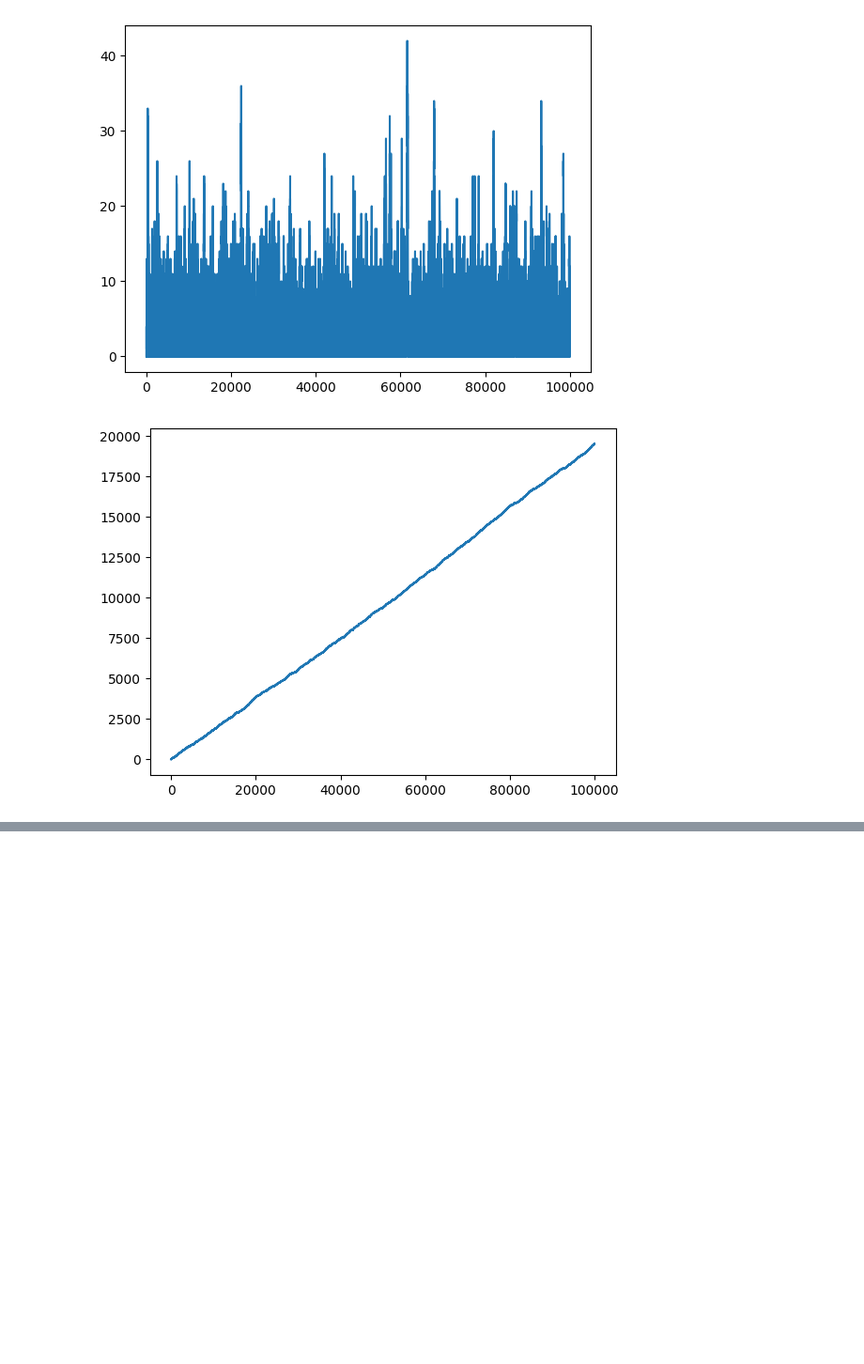
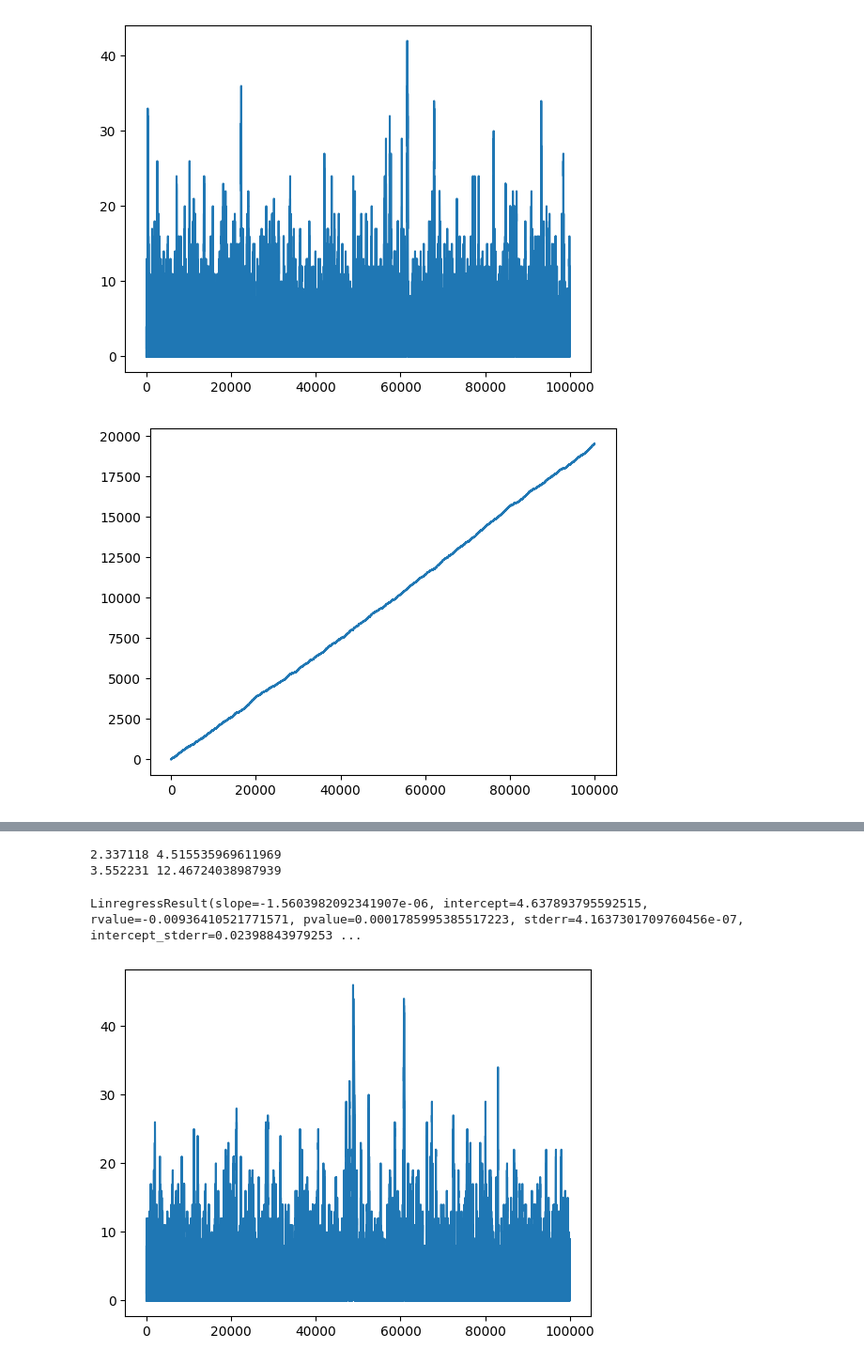
Before and after one commit to Jair-RM/Simulacion-I-Figols, a Jupyter notebook: Ejercicio_15_Oct_(Lineas_de_espera).ipynb, the cells around one changed output, grey strips where cells are left out. Shown at 94% size. Cells and saved outputs as stored; diff of their text form; code cells hidden in the pictures; blank space fills up the shorter version.

```diff
--- a/Ejercicio_15_Oct_(Lineas_de_espera).ipynb
+++ b/Ejercicio_15_Oct_(Lineas_de_espera).ipynb
@@ -190,0 +209,62 @@ plt.show()
+# %%
+l_l = 0.8
+l_s = 1
+ns = 1000000   ##agregar 1 cero
+ll = f(l_l, l_s, 10, ns)   ##T=10
+print(mean(ll), variance(ll))
+ll = f(l_l, l_s, 50, ns)
+print(mean(ll), variance(ll))
+
+
+# NO son estacionarios
+# %% [output]
+2.337118 4.515535969611969
+3.552231 12.46724038987939
+# %%
+# regresion lineal
+from scipy.stats import linregress
+@jit(nopython=True)
+def f(l_l, l_s, T):
+  lt = []
+  ll=[]
+  t=0
+  infi=1000000000
+  ts=infi
+  tl=0
+  l=0
+  while t < T:
+    lt. append(t)
+    ll. append(l)
+    t=min(tl, ts)
+
+    if t==tl:
+      l=l+1
+      tl=t - (1/l_l)*log(random())
+      if l==1:
+        ts= t - (1/l_s)*log(random())
+    else:
+      l=l-1
+      if l==0:
+        ts = infi
+      else:
+        ts = t - (1/l_s)*log(random())
+  return lt, ll
+
+l_l = 0.8
+l_s = 1
+T = 100000
+lt, lx = f(l_l, l_s, T)
+re = linregress(lt, lx)
+print(re)
+plt. plot(lt, lx)
+plt. show()
+
+
+##primer dato pendiente
+# segundo dato interseccion u ordenada al origen (intersept)
+## tercer dato  revalue correlacion entre las 2
+#
+#
+# %% [output]
+LinregressResult(slope=-1.5603982092341907e-06, intercept=4.637893795592515, rvalue=-0.00936410521771571, pvalue=0.0001785995385517223, stderr=4.1637301709760456e-07, intercept_stderr=0.02398843979253 ...
+[figure, added]
```
Also changed, not shown: parts of 8 cells of this notebook.
